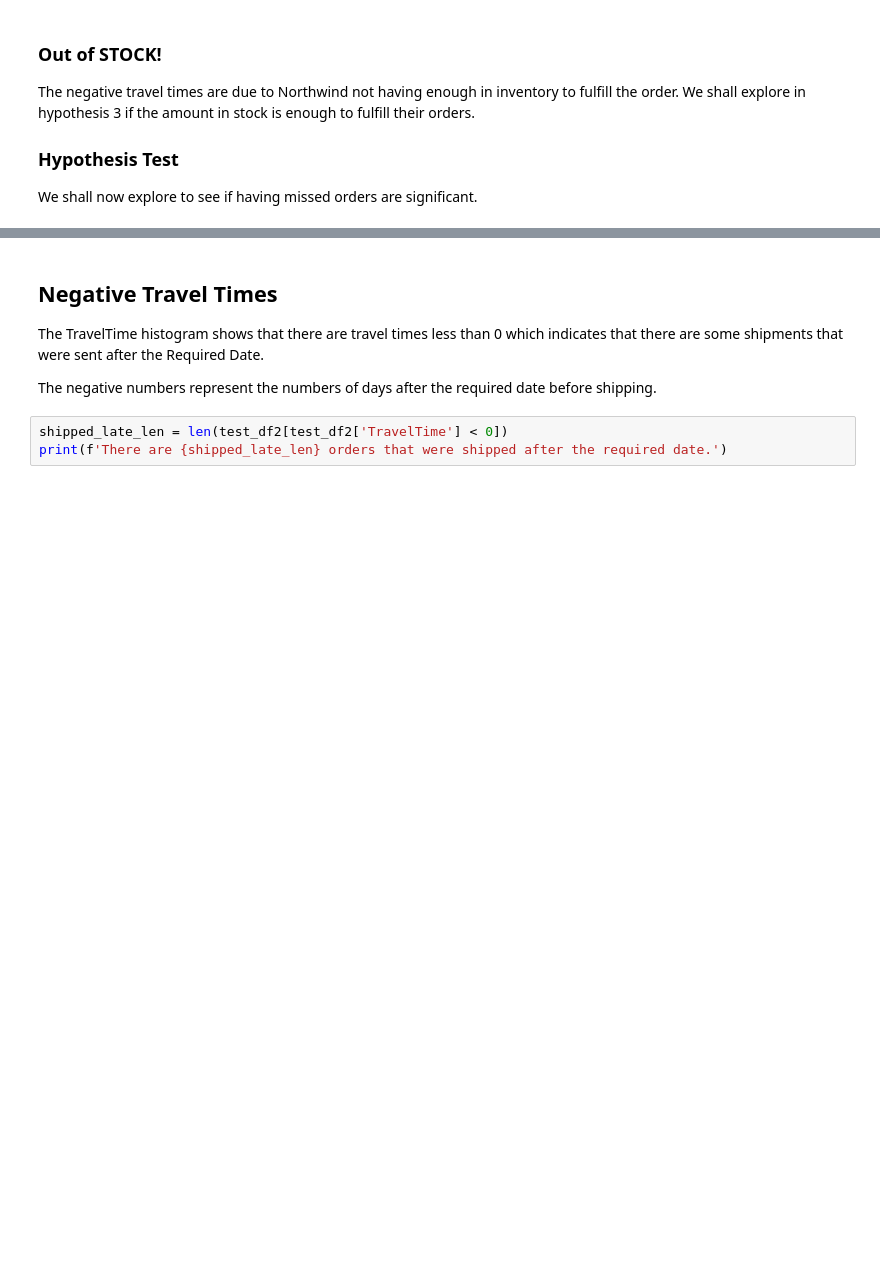
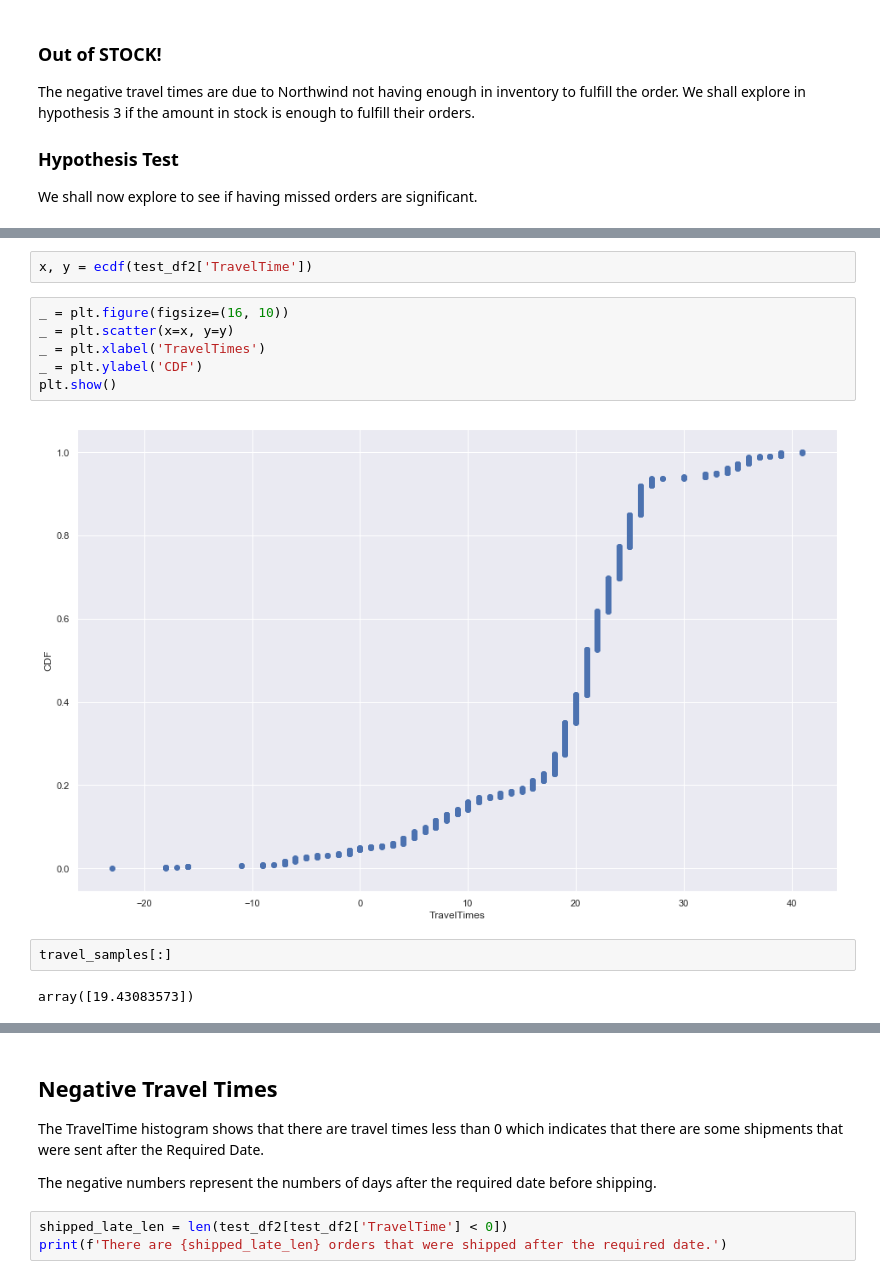
Before and after one commit to nitdip/dsc-2-final-project-online-ds-pt-100118, a Jupyter notebook: student.ipynb, the cells around one changed output, grey strips where cells are left out. Saved outputs shown, nothing was run; the diff lists cells and outputs as text; blank space fills up the shorter version.

```diff
--- a/student.ipynb
+++ b/student.ipynb
@@ -675,0 +675,14 @@ Name: TravelTime, Length: 2082, dtype: bool
+# %%
+x, y = ecdf(test_df2['TravelTime'])
+# %%
+_ = plt.figure(figsize=(16, 10))
+_ = plt.scatter(x=x, y=y)
+_ = plt.xlabel('TravelTimes')
+_ = plt.ylabel('CDF')
+plt.show()
+# %% [output]
+[figure, added]
+# %%
+travel_samples[:]
+# %% [output]
+array([19.43083573])
```
Also changed, not shown: parts of 26 cells of this notebook.
